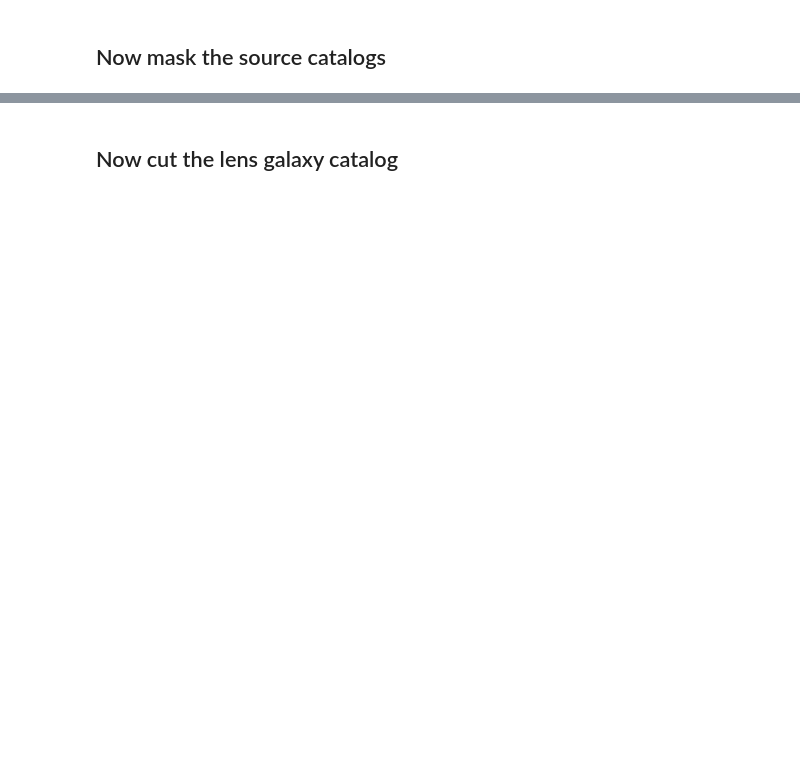
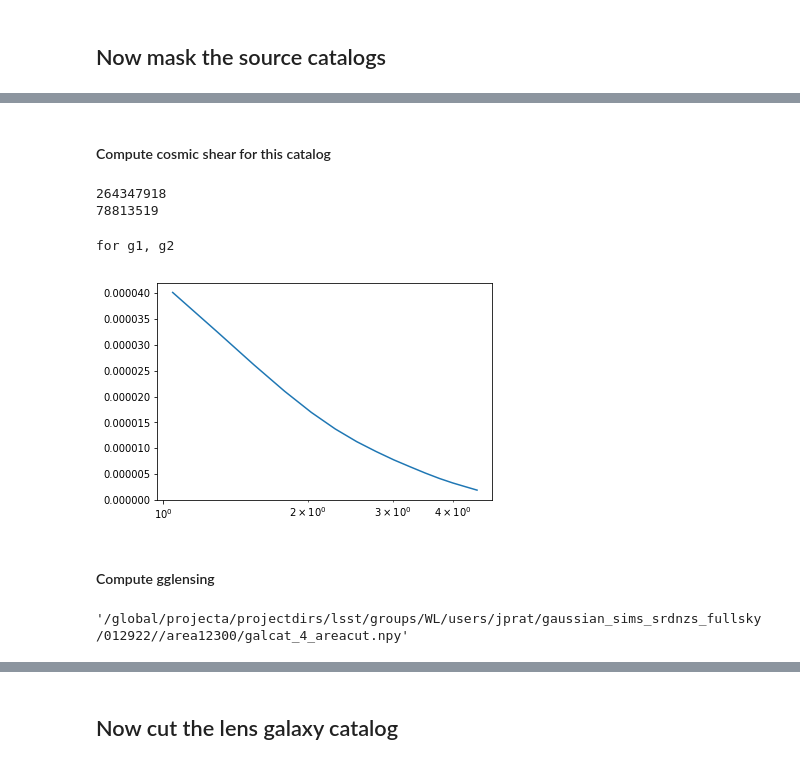
Before and after one commit to LSSTDESC/txpipe-cosmodc2, a Jupyter notebook: notebooks/MaskAreaGaussianSims_and_FakeTXPipeInput.ipynb, the cells around one changed output, grey strips where cells are left out. Saved outputs shown, nothing was run; the diff lists cells and outputs as text; code cells hidden in the pictures; blank space fills up the shorter version.

```diff
--- a/notebooks/MaskAreaGaussianSims_and_FakeTXPipeInput.ipynb
+++ b/notebooks/MaskAreaGaussianSims_and_FakeTXPipeInput.ipynb
@@ -51,0 +92,14 @@ for zbin in range(1,6):
+# %% [markdown]
+#### Compute cosmic shear for this catalog
+# %%
+zbin = 5
+filename = 'shearcat_shearalm_zbin%d_ra_dec_g1_g2_v012922'%zbin
+cat = np.load(folder + filename + '.npy')
+ra, dec, g1, g2 = cat.T
+mask = (dec>dec_lim)&(dec<0)
+print(len(ra))
+ra_cut, dec_cut, g1_cut, g2_cut = ra[mask], dec[mask], g1[mask], g2[mask]
+print(len(ra_cut))
+# %% [output]
+264347918
+78813519
@@ -51,0 +110,5 @@ for zbin in range(1,6):
+# %%
+gg = treecorr.GGCorrelation(nbins=15, min_sep=2.5, max_sep = 100, bin_slop=0.1, sep_units='arcmin')
+gg.process(cat_s)
+th = gg.meanlogr
+xip = gg.xip
@@ -51,0 +117,10 @@ for zbin in range(1,6):
+# %%
+plt.plot(th, xip)
+plt.xscale('log')
+#plt.yscale('log')
+print('for g1, g2')
+# %% [output]
+for g1, g2
+[figure, added]
+# %% [markdown]
+#### Compute gglensing
@@ -51,0 +134,4 @@ for zbin in range(1,6):
+# %%
+folder + '/area12300/' + 'galcat_%d'%zbin + '_areacut.npy'
+# %% [output]
+'/global/projecta/projectdirs/lsst/groups/WL/users/jprat/gaussian_sims_srdnzs_fullsky/012922//area12300/galcat_4_areacut.npy'
```
Also changed, not shown: parts of 79 cells of this notebook, 4 other files.
